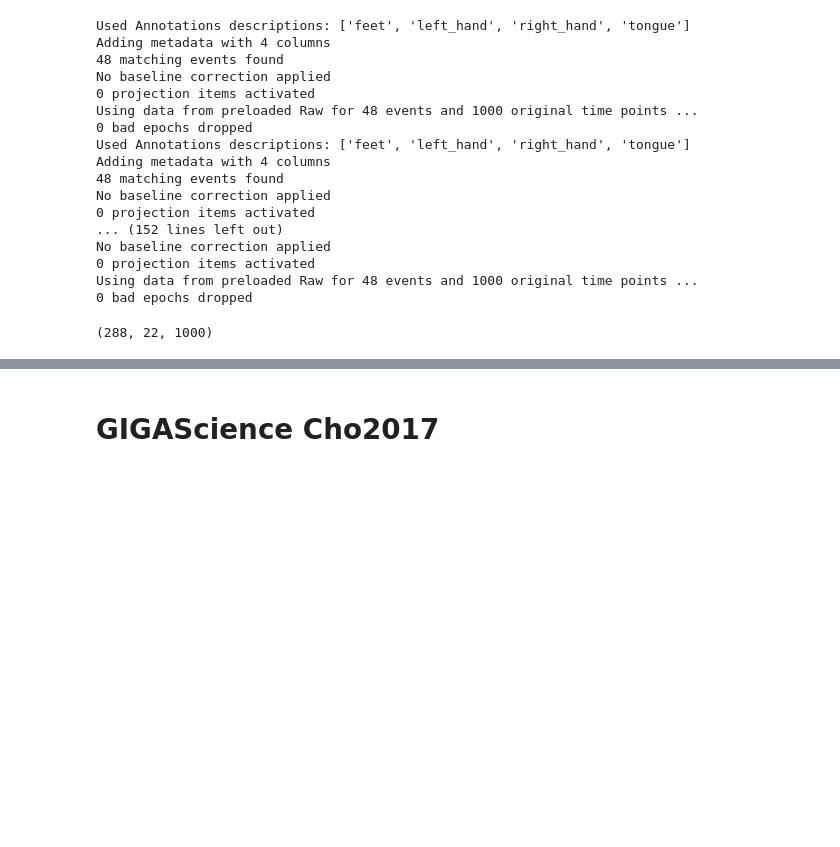
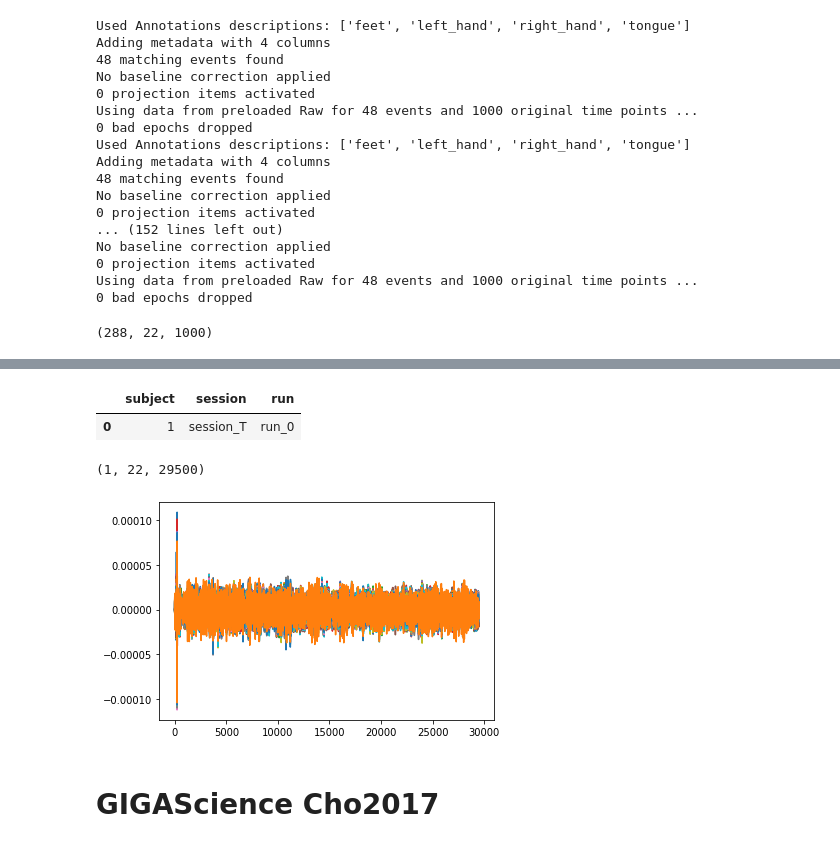
Before and after one commit to UN-GCPDS/python-gcpds.MI_prediction, a Jupyter notebook: Examples/TestDatasets.ipynb, the cells around one changed output, grey strips where cells are left out. Drawn from its saved outputs; the diff is of its cells as text; code cells hidden in the pictures; blank space fills up the shorter version.

```diff
--- a/Examples/TestDatasets.ipynb
+++ b/Examples/TestDatasets.ipynb
@@ -155,0 +160,4 @@ X.shape
+# %%
+dl = DataLoader_Rest(dataset_name=BNCI2014001_Rest())
+# %%
+dl.load_data(subject_ids=[1])
@@ -155,0 +193,2 @@ X.shape
+# %%
+trials = dl.get_trials(start_offset=[0], end_offset=[0])
@@ -156,3 +213,19 @@ X.shape
+# %%
+trials['win_0'].split('session')['session_T'].split('run')['run_0'].description
+# %% [output]
+|  | subject | session | run |
+| 0 | 1 | session_T | run_0 |
+# %%
+X,y = get_epochs(trials['win_0'].split('session')['session_T'].split('run')['run_0'],labels=False)
+# %%
+X.shape
+# %% [output]
+(1, 22, 29500)
+# %%
+plt.plot(X[0,:,:].T)
+plt.show()
+# %% [output]
+[figure, added]
 # %% [markdown]
 # GIGAScience Cho2017
 # %%
```
Also changed, not shown: parts of 9 cells of this notebook, 1 other file.
